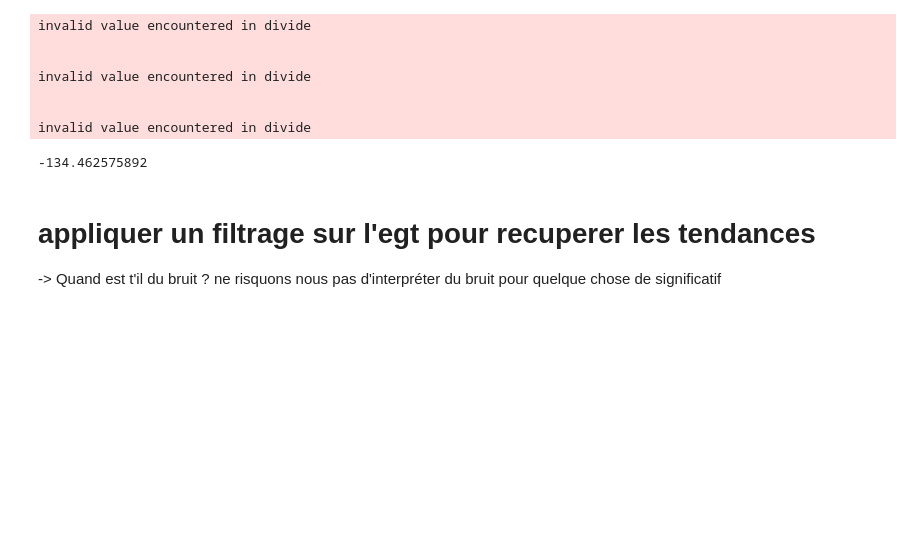
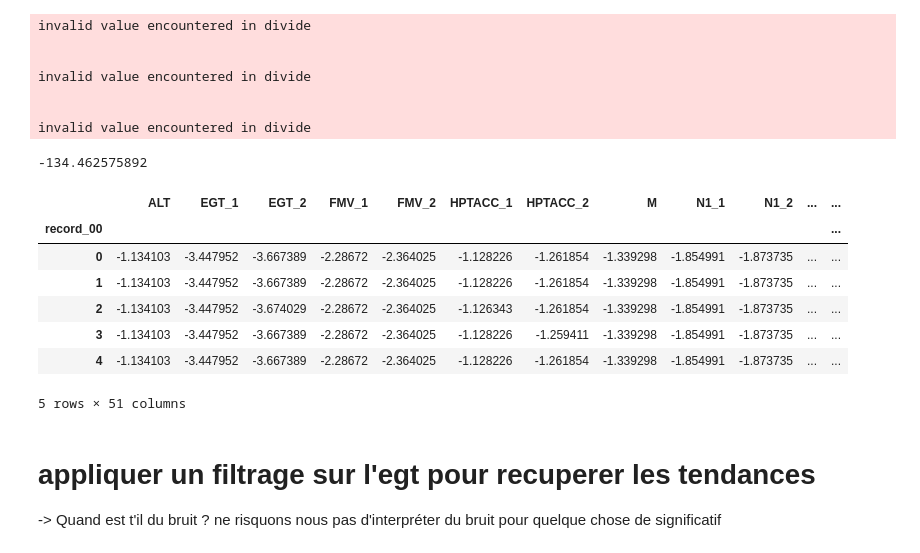
Before and after one commit to KrValentin/stats_descriptive_project, a Jupyter notebook: notebooks/Felix001.ipynb, the cells around one changed output. Cells and saved outputs as stored; diff of their text form; code cells hidden in the pictures; blank space fills up the shorter version.

```diff
--- a/notebooks/Felix001.ipynb
+++ b/notebooks/Felix001.ipynb
@@ -89,6 +91,17 @@ df=ddf1.partitions[1].compute()
 df['ALT [ft]'].min()
 # %% [output]
 -134.462575892
+# %%
+ddf_norm2.head()
+# %% [output]
+|  | ALT | EGT_1 | EGT_2 | FMV_1 | FMV_2 | HPTACC_1 | HPTACC_2 | M | N1_1 | N1_2 | ... | ... |
+| record_00 |  |  |  |  |  |  |  |  |  |  |  | ... |
+| 0 | -1.134103 | -3.447952 | -3.667389 | -2.28672 | -2.364025 | -1.128226 | -1.261854 | -1.339298 | -1.854991 | -1.873735 | ... | ... |
+| 1 | -1.134103 | -3.447952 | -3.667389 | -2.28672 | -2.364025 | -1.128226 | -1.261854 | -1.339298 | -1.854991 | -1.873735 | ... | ... |
+| 2 | -1.134103 | -3.447952 | -3.674029 | -2.28672 | -2.364025 | -1.126343 | -1.261854 | -1.339298 | -1.854991 | -1.873735 | ... | ... |
+| 3 | -1.134103 | -3.447952 | -3.667389 | -2.28672 | -2.364025 | -1.128226 | -1.259411 | -1.339298 | -1.854991 | -1.873735 | ... | ... |
+| 4 | -1.134103 | -3.447952 | -3.667389 | -2.28672 | -2.364025 | -1.128226 | -1.261854 | -1.339298 | -1.854991 | -1.873735 | ... | ... |
+5 rows × 51 columns
 # %% [markdown]
 # appliquer un filtrage sur l'egt pour recuperer les tendances
 -> Quand est t'il du bruit ? ne risquons nous pas d'interpréter du bruit pour quelque chose de significatif
```
Also changed, not shown: parts of 15 cells of this notebook.
